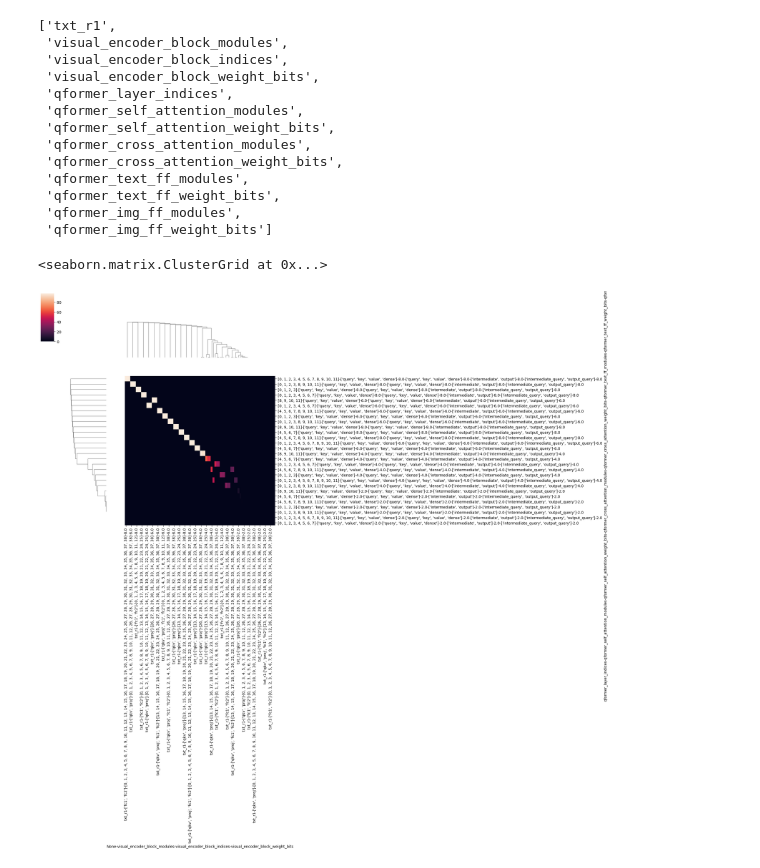
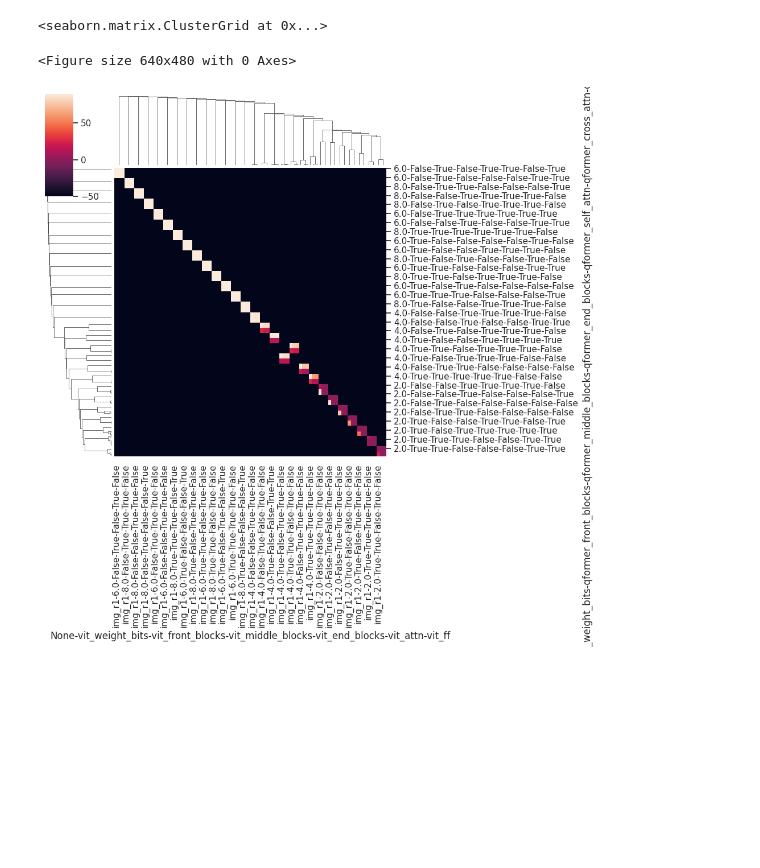
Before and after one commit to Vincent-La/multi_modal_quant, a Jupyter notebook: notebooks/blip2_flickr_uniform_quant.ipynb, the cells around one changed output. Drawn from its saved outputs; the diff is of its cells as text; code cells hidden in the pictures; blank space fills up the shorter version.

```diff
--- a/notebooks/blip2_flickr_uniform_quant.ipynb
+++ b/notebooks/blip2_flickr_uniform_quant.ipynb
@@ -43,0 +95,15 @@ Index(['txt_r1', 'txt_r5', 'txt_r10', 'txt_r_mean', 'img_r1', 'img_r5',
+# %%
+df_img_pivot = df_flickr.pivot_table(values=['img_r1'],
+                                  index= ['qformer_weight_bits',
+                                          'qformer_front_blocks', 'qformer_middle_blocks', 'qformer_end_blocks',
+                                          'qformer_self_attn', 'qformer_cross_attn',
+                                          'qformer_text_ff', 'qformer_img_ff'],
+
+                                  columns=['vit_weight_bits',
+                                           'vit_front_blocks', 'vit_middle_blocks', 'vit_end_blocks',
+                                           'vit_attn', 'vit_ff',])
+
+# aribitrary large negative value for color map
+df_img_pivot = df_img_pivot.fillna(-50)
+
+df_img_pivot
@@ -44 +131,9 @@ Index(['txt_r1', 'txt_r5', 'txt_r10', 'txt_r_mean', 'img_r1', 'img_r5',
+# %%
+sns.set_theme()
+plt.tight_layout()
+sns.clustermap(df_img_pivot, annot=False)
+# %% [output]
+<seaborn.matrix.ClusterGrid at 0x...>
+<Figure size 640x480 with 0 Axes>
+[figure, added]
 # %%
@@ -52,16 +146,0 @@ PARAM_COLS = ['visual_encoder_block_modules', 'visual_encoder_block_indices',
-# %%
-['txt_r1'] + PARAM_COLS
-# %% [output]
-['txt_r1',
- 'visual_encoder_block_modules',
- 'visual_encoder_block_indices',
- 'visual_encoder_block_weight_bits',
- 'qformer_layer_indices',
- 'qformer_self_attention_modules',
- 'qformer_self_attention_weight_bits',
- 'qformer_cross_attention_modules',
- 'qformer_cross_attention_weight_bits',
- 'qformer_text_ff_modules',
- 'qformer_text_ff_weight_bits',
- 'qformer_img_ff_modules',
- 'qformer_img_ff_weight_bits']
@@ -86,5 +146,0 @@ df_txt_pivot = df_txt_pivot.fillna(0)
-# %%
-sns.clustermap(df_txt_pivot, annot=False)
-# %% [output]
-<seaborn.matrix.ClusterGrid at 0x...>
-[figure, removed]
```
Also changed, not shown: parts of 9 cells of this notebook.
